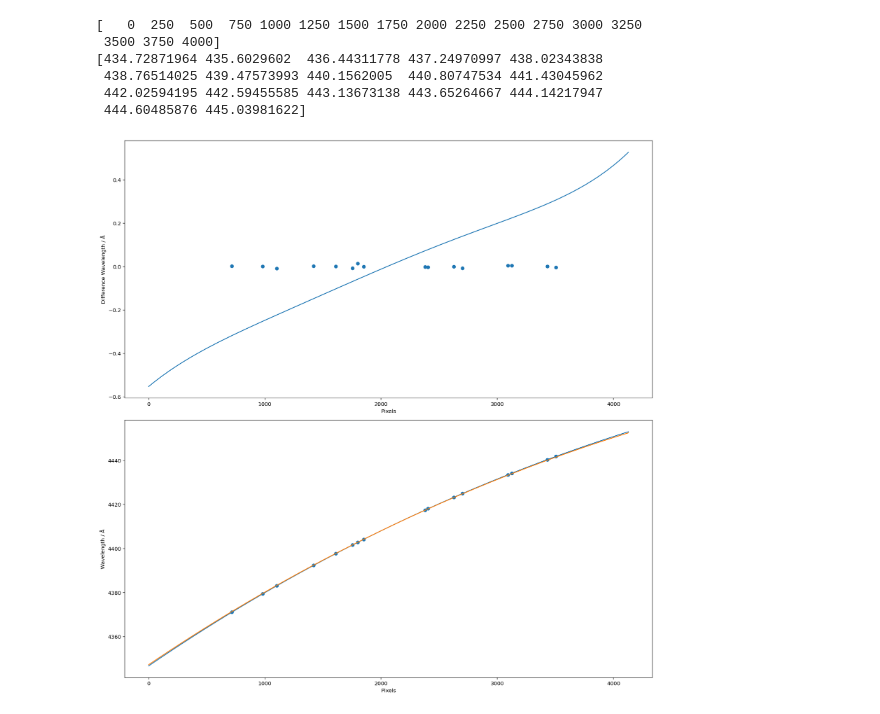
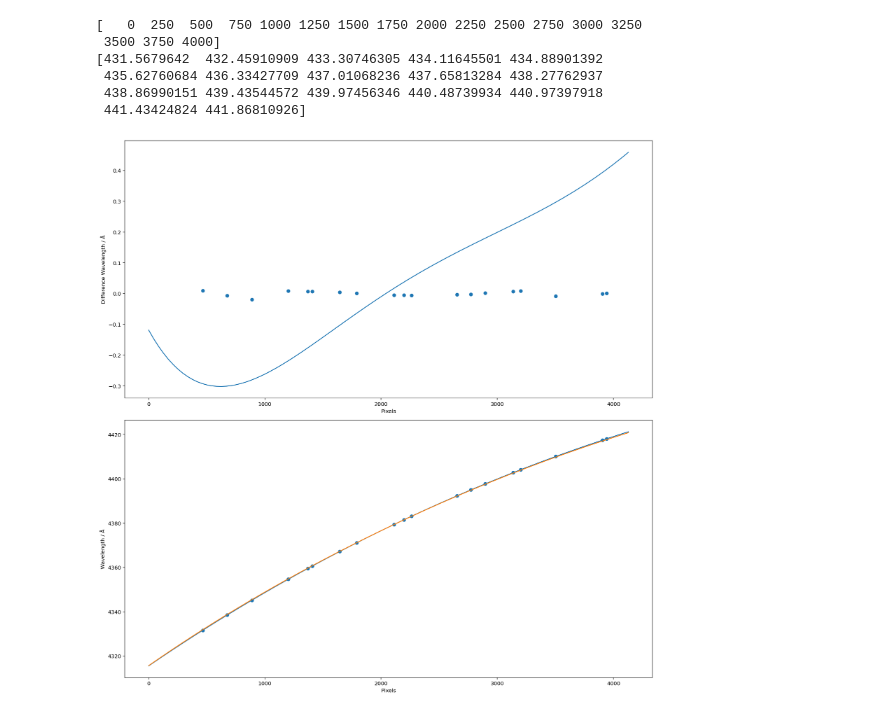
Before and after one commit to svenbuder/velocereduction, a Jupyter notebook: VeloceReduction/veloce_reference_data/thxe_pixels_and_positions/test_pixel_wavelength_mapping.ipynb, the cells around one changed output. Drawn from its saved outputs; the diff is of its cells as text; code cells hidden in the pictures.

Commit message:
ccd 2 order 1140

```diff
--- a/VeloceReduction/veloce_reference_data/thxe_pixels_and_positions/test_pixel_wavelength_mapping.ipynb
+++ b/VeloceReduction/veloce_reference_data/thxe_pixels_and_positions/test_pixel_wavelength_mapping.ipynb
@@ -102,12 +102,12 @@ def plot_new_vs_tinney(order_name, reference_pixel_tinney = 2450, shift_tinney =
     plt.show()
     plt.close
 # %%
-plot_new_vs_tinney(order_name = 'ccd_2_order_139', reference_pixel_tinney=2401, shift_tinney=0)
+plot_new_vs_tinney(order_name = 'ccd_2_order_140', reference_pixel_tinney=2401, shift_tinney=0)
 # %% [output]
 [   0  250  500  750 1000 1250 1500 1750 2000 2250 2500 2750 3000 3250
  3500 3750 4000]
-[434.72871964 435.6029602  436.44311778 437.24970997 438.02343838
- 438.76514025 439.47573993 440.1562005  440.80747534 441.43045962
- 442.02594195 442.59455585 443.13673138 443.65264667 444.14217947
- 444.60485876 445.03981622]
+[431.5679642  432.45910909 433.30746305 434.11645501 434.88901392
+ 435.62760684 436.33427709 437.01068236 437.65813284 438.27762937
+ 438.86990151 439.43544572 439.97456346 440.48739934 440.97397918
+ 441.43424824 441.86810926]
-[figure, old version]
+[figure, new version]
```
Also changed, not shown: 1 other file.
